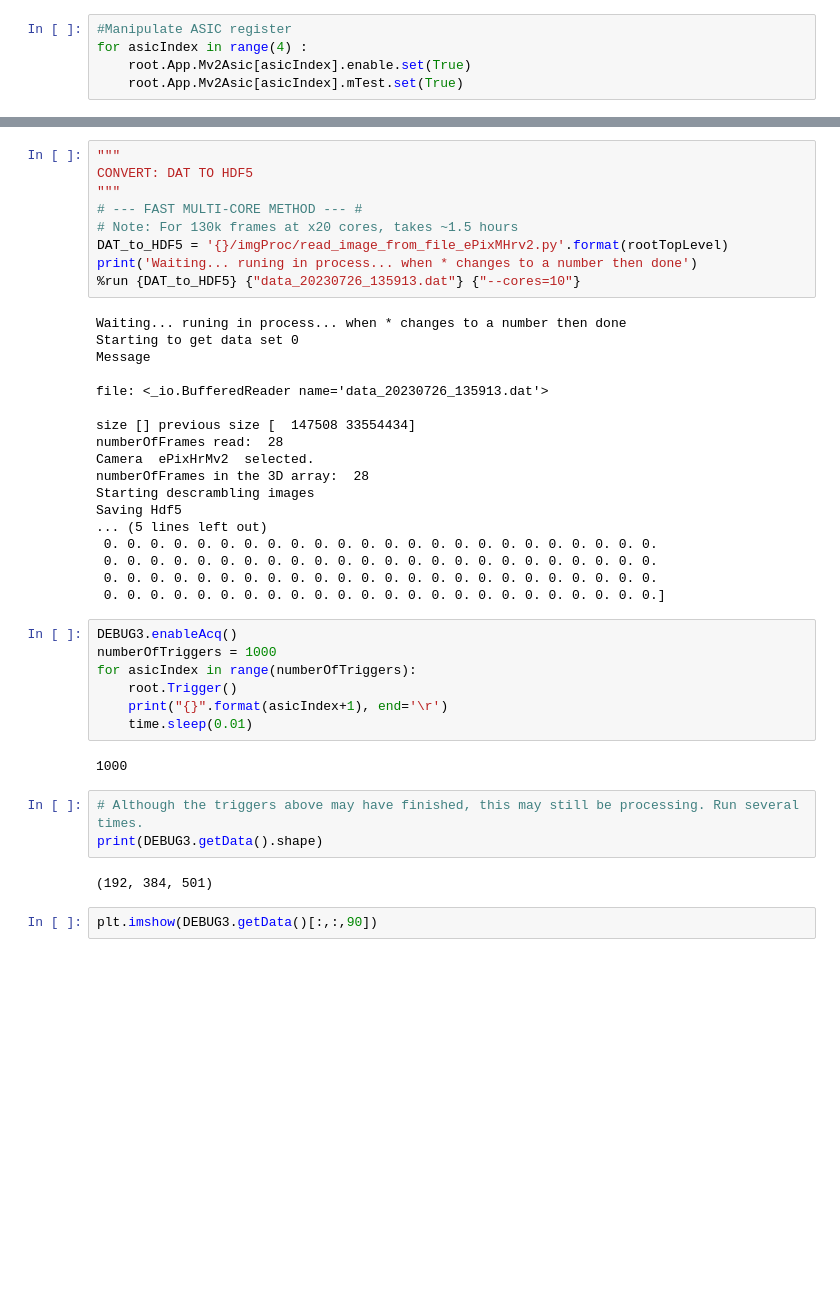
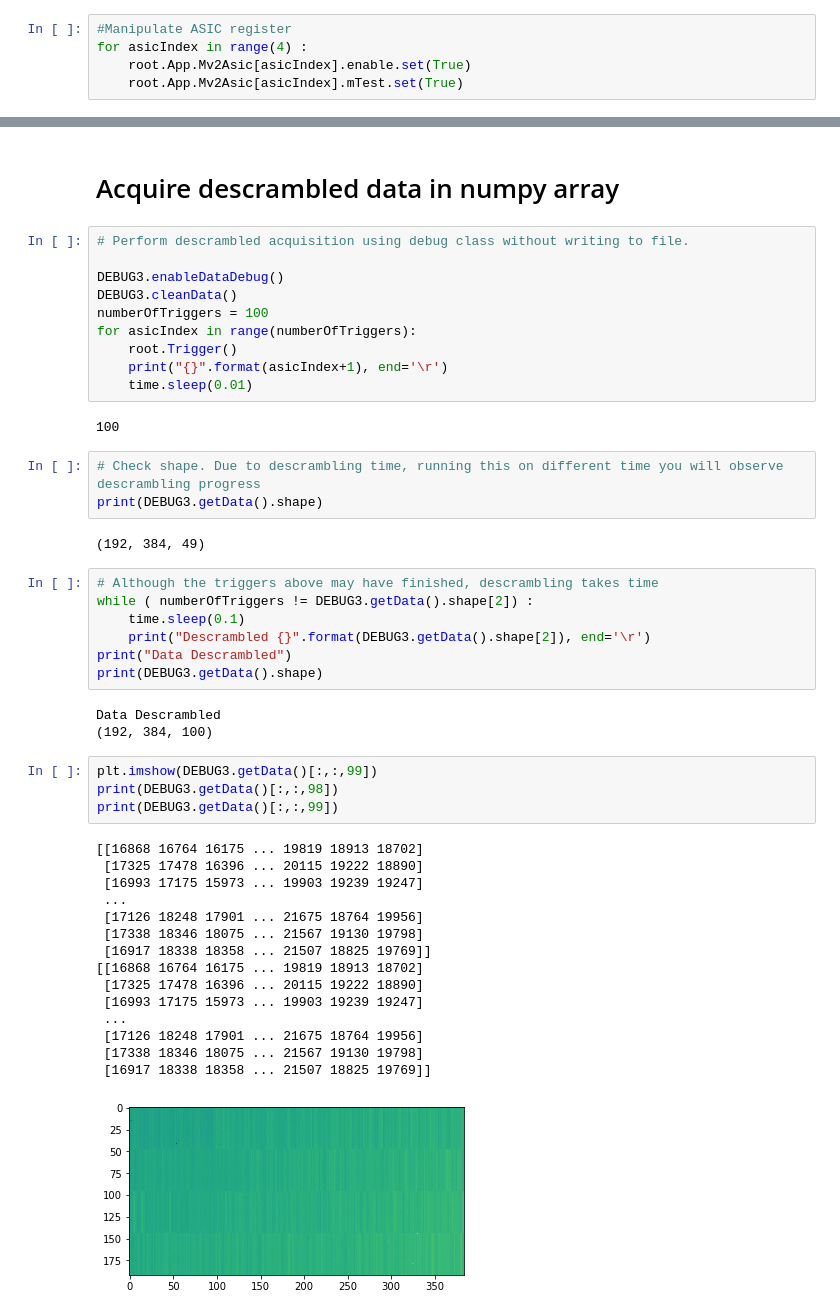
Before and after one commit to slaclab/epix-hr-m-320k, a Jupyter notebook: software/notebook/notebookTemplate.ipynb, the cells around one changed output, grey strips where cells are left out. Saved outputs shown, nothing was run; the diff lists cells and outputs as text; blank space fills up the shorter version.

```diff
--- a/software/notebook/notebookTemplate.ipynb
+++ b/software/notebook/notebookTemplate.ipynb
@@ -290,44 +214,50 @@ data_20230726_133618.dat  data_20230726_135913.dat  test.dat
-# %%
-"""
-CONVERT: DAT TO HDF5
-"""
-# --- FAST MULTI-CORE METHOD --- #
-# Note: For 130k frames at x20 cores, takes ~1.5 hours
-DAT_to_HDF5 = '{}/imgProc/read_image_from_file_ePixMHrv2.py'.format(rootTopLevel)
-print('Waiting... runing in process... when * changes to a number then done')
-%run {DAT_to_HDF5} {"data_20230726_135913.dat"} {"--cores=10"}
-# %% [output]
-Waiting... runing in process... when * changes to a number then done
-Starting to get data set 0
-Message
-
-file: <_io.BufferedReader name='data_20230726_135913.dat'>
-
-size [] previous size [  147508 33554434]
-numberOfFrames read:  28
-Camera  ePixHrMv2  selected.
-numberOfFrames in the 3D array:  28
-Starting descrambling images
-Saving Hdf5
-... (5 lines left out)
- 0. 0. 0. 0. 0. 0. 0. 0. 0. 0. 0. 0. 0. 0. 0. 0. 0. 0. 0. 0. 0. 0. 0. 0.
- 0. 0. 0. 0. 0. 0. 0. 0. 0. 0. 0. 0. 0. 0. 0. 0. 0. 0. 0. 0. 0. 0. 0. 0.
- 0. 0. 0. 0. 0. 0. 0. 0. 0. 0. 0. 0. 0. 0. 0. 0. 0. 0. 0. 0. 0. 0. 0. 0.
- 0. 0. 0. 0. 0. 0. 0. 0. 0. 0. 0. 0. 0. 0. 0. 0. 0. 0. 0. 0. 0. 0. 0. 0.]
+# %% [markdown]
+# Acquire descrambled data in numpy array
 # %%
-DEBUG3.enableAcq()
-numberOfTriggers = 1000
+# Perform descrambled acquisition using debug class without writing to file.
+
+DEBUG3.enableDataDebug()
+DEBUG3.cleanData()
+numberOfTriggers = 100
 for asicIndex in range(numberOfTriggers):
     root.Trigger()
     print("{}".format(asicIndex+1), end='\r')
     time.sleep(0.01)
 # %% [output]
-1000
+100
+# %%
+# Check shape. Due to descrambling time, running this on different time you will observe descrambling progress
+print(DEBUG3.getData().shape)
+# %% [output]
+(192, 384, 49)
 # %%
-# Although the triggers above may have finished, this may still be processing. Run several times.
+# Although the triggers above may have finished, descrambling takes time
+while ( numberOfTriggers != DEBUG3.getData().shape[2]) :
+    time.sleep(0.1)
+    print("Descrambled {}".format(DEBUG3.getData().shape[2]), end='\r')
+print("Data Descrambled")
 print(DEBUG3.getData().shape)
 # %% [output]
-(192, 384, 501)
+Data Descrambled
+(192, 384, 100)
 # %%
-plt.imshow(DEBUG3.getData()[:,:,90])
+plt.imshow(DEBUG3.getData()[:,:,99])
+print(DEBUG3.getData()[:,:,98])
+print(DEBUG3.getData()[:,:,99])
+# %% [output]
+[[16868 16764 16175 ... 19819 18913 18702]
+ [17325 17478 16396 ... 20115 19222 18890]
+ [16993 17175 15973 ... 19903 19239 19247]
+ ...
+ [17126 18248 17901 ... 21675 18764 19956]
+ [17338 18346 18075 ... 21567 19130 19798]
+ [16917 18338 18358 ... 21507 18825 19769]]
+[[16868 16764 16175 ... 19819 18913 18702]
+ [17325 17478 16396 ... 20115 19222 18890]
+ [16993 17175 15973 ... 19903 19239 19247]
+ ...
+ [17126 18248 17901 ... 21675 18764 19956]
+ [17338 18346 18075 ... 21567 19130 19798]
+ [16917 18338 18358 ... 21507 18825 19769]]
+[figure, added]
 # %%
```
Also changed, not shown: parts of 20 cells of this notebook, 1 other file.
